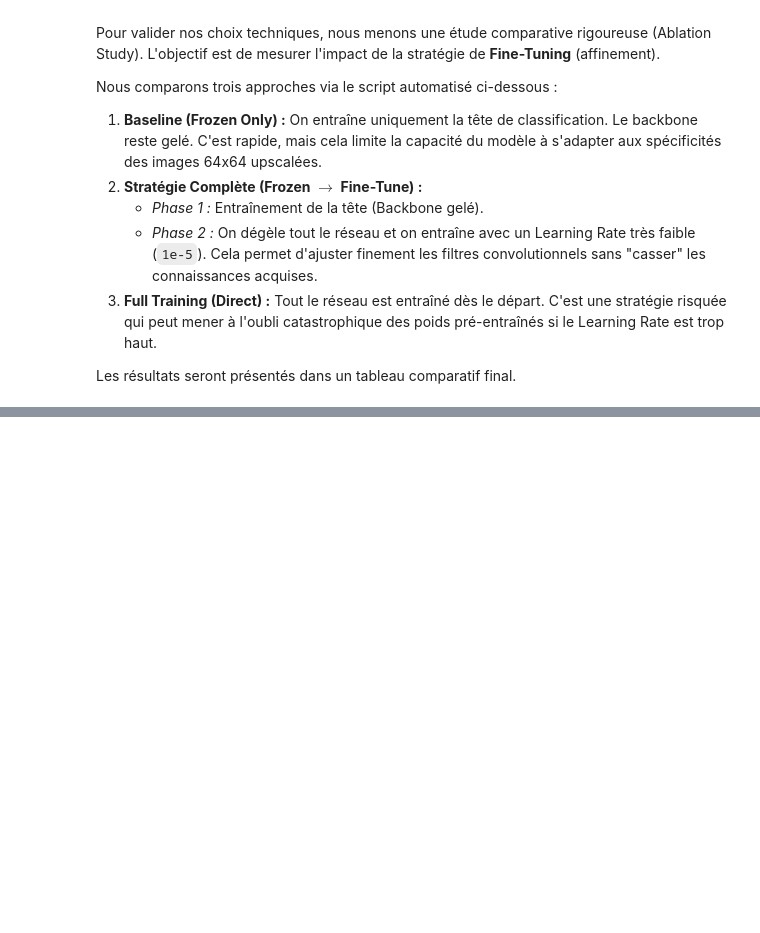
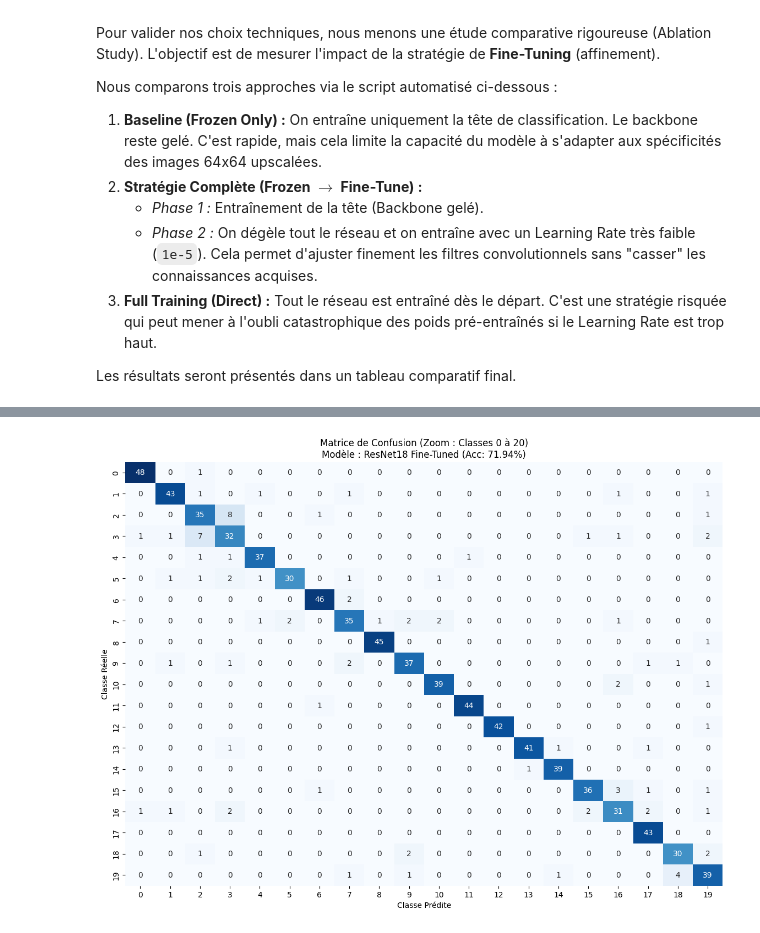
Before and after one commit to MGentieu/dl_project, a Jupyter notebook: starters/cv-project-starter/cv-project/notebooks/CV_tiny-imagenet-200.ipynb, the cells around one changed output, grey strips where cells are left out. Saved outputs shown, nothing was run; the diff lists cells and outputs as text; code cells hidden in the pictures; blank space fills up the shorter version.

```diff
--- a/starters/cv-project-starter/cv-project/notebooks/CV_tiny-imagenet-200.ipynb
+++ b/starters/cv-project-starter/cv-project/notebooks/CV_tiny-imagenet-200.ipynb
@@ -594,0 +568,85 @@ plt.show()
+# %%
+import matplotlib.pyplot as plt
+import seaborn as sns
+from sklearn.metrics import classification_report, accuracy_score, f1_score, confusion_matrix
+import numpy as np
+import torch
+import pandas as pd
+import os
+
+# --- CONFIGURATION DU DOSSIER DE SORTIE ---
+OUTPUT_DIR = "outputs_tiny-imageNet-200"
+os.makedirs(OUTPUT_DIR, exist_ok=True) # Crée le dossier s'il n'existe pas
+print(f"{'='*60}\nRAPPORT FINAL (M5) & EXPORT VERS '{OUTPUT_DIR}'\n{'='*60}")
+
+# --- 1. Récupération des données ---
+if 'main_model_preds' in locals() and main_model_preds is not None:
+    y_true, y_pred = main_model_preds
+    source = "2. Strategie Complete (Depuis M4)"
+elif 'y_true' in locals() and 'y_pred' in locals():
+    source = "Dernières prédictions en mémoire"
+else:
+    print("⚠️ Recalcul des prédictions sur le modèle actuel...")
+    def get_preds(model, loader):
+        model.eval()
+        all_preds, all_labels = [], []
+        with torch.no_grad():
+            for inputs, labels in loader:
+                inputs = inputs.to(device)
+                outputs = model(inputs)
+                _, preds = torch.max(outputs, 1)
+                all_preds.extend(preds.cpu().numpy())
+                all_labels.extend(labels.cpu().numpy())
+        return np.array(all_labels), np.array(all_preds)
+
+    model_to_scan = model_abl if 'model_abl' in locals() else baseline_model
+    y_true, y_pred = get_preds(model_to_scan, dataloaders['val'])
+    source = "Modèle Actuel (Recalculé)"
+
+# --- 2. Calcul et Export du Rapport de Classification ---
+print(f"\n>>> Génération et sauvegarde des rapports dans {OUTPUT_DIR}...")
+
+# A. Version CSV
+report_dict = classification_report(y_true, y_pred, output_dict=True)
+report_df = pd.DataFrame(report_dict).transpose()
+csv_path = os.path.join(OUTPUT_DIR, "classification_report.csv")
+report_df.to_csv(csv_path)
+print(f"✅ CSV sauvegardé : {csv_path}")
+
+# B. Version Texte
+report_str = classification_report(y_true, y_pred, digits=4)
+txt_path = os.path.join(OUTPUT_DIR, "classification_report.txt")
+with open(txt_path, "w") as f:
+    f.write(report_str)
+print(f"✅ TXT sauvegardé : {txt_path}")
+
+# --- 3. Visualisation et Export de la Matrice de Confusion ---
+print("\n--- Visualisation des Erreurs ---")
+plt.figure(figsize=(14, 10))
+
+# On affiche les 20 premières classes pour la lisibilité
+cm = confusion_matrix(y_true, y_pred)
+acc = accuracy_score(y_true, y_pred)
+sns.heatmap(cm[:20, :20], annot=True, fmt='d', cmap='Blues', cbar=False)
+
+plt.title(f"Matrice de Confusion (Zoom : Classes 0 à 20)\nModèle : ResNet18 Fine-Tuned (Acc: {acc:.2%})")
+plt.xlabel('Classe Prédite')
+plt.ylabel('Classe Réelle')
+
+# C. Sauvegarde de l'image
+png_path = os.path.join(OUTPUT_DIR, "confusion_matrix.png")
+plt.savefig(png_path, dpi=300, bbox_inches='tight')
+print(f"✅ Image sauvegardée : {png_path}")
+
+plt.show()
+
+# --- 4. Affichage des Métriques Globales ---
+macro_f1 = f1_score(y_true, y_pred, average='macro')
+metrics_df = pd.DataFrame({
+    'Metric': ['Accuracy', 'Macro F1-Score', 'Error Rate'],
+    'Score': [f"{acc:.2%}", f"{macro_f1:.4f}", f"{(1-acc):.2%}"]
+})
+
+print(f"\n>>> Source des données : {source}")
+display(metrics_df)
+# %% [output]
@@ -594,0 +663 @@ plt.show()
+[figure, added]
```
Also changed, not shown: parts of 8 cells of this notebook.
